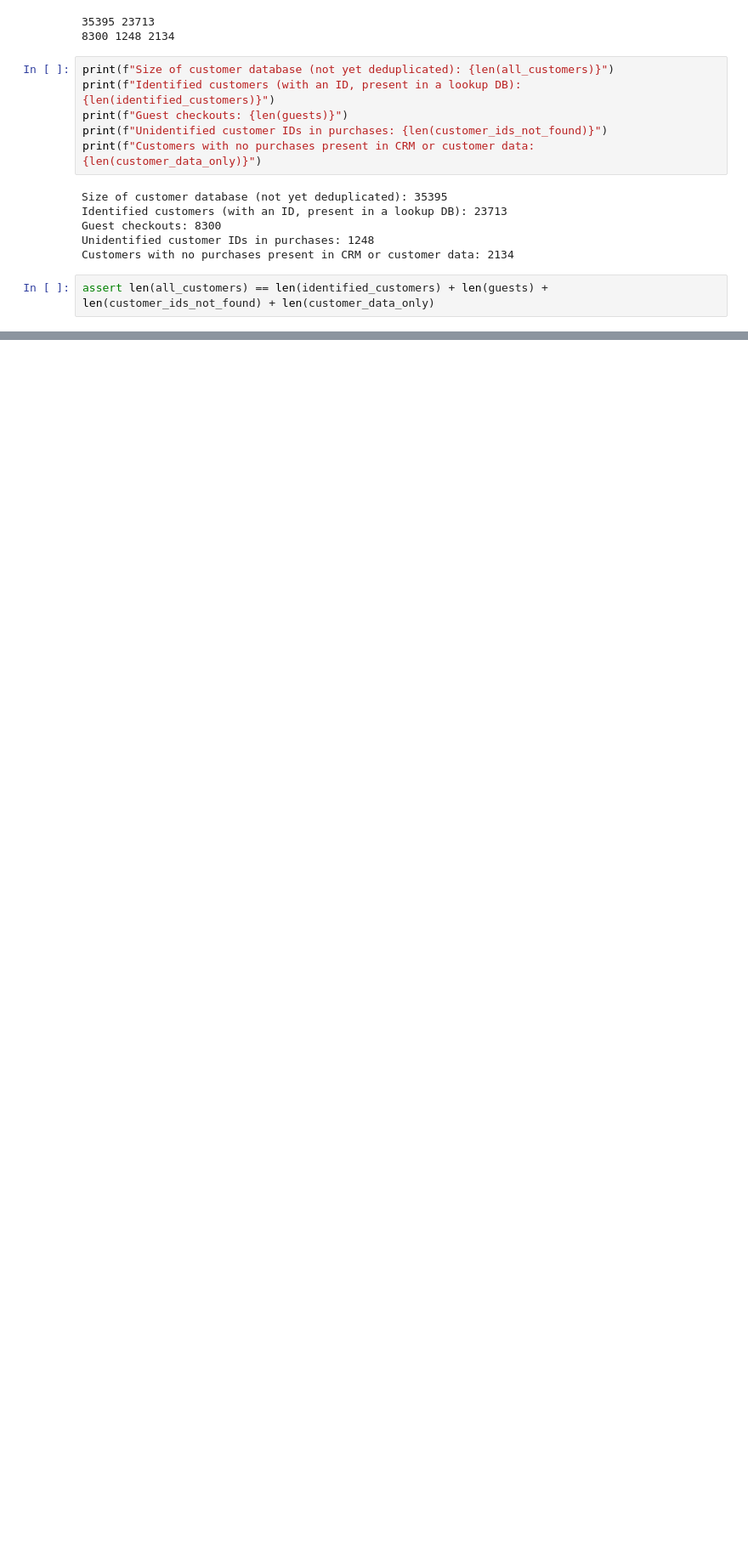
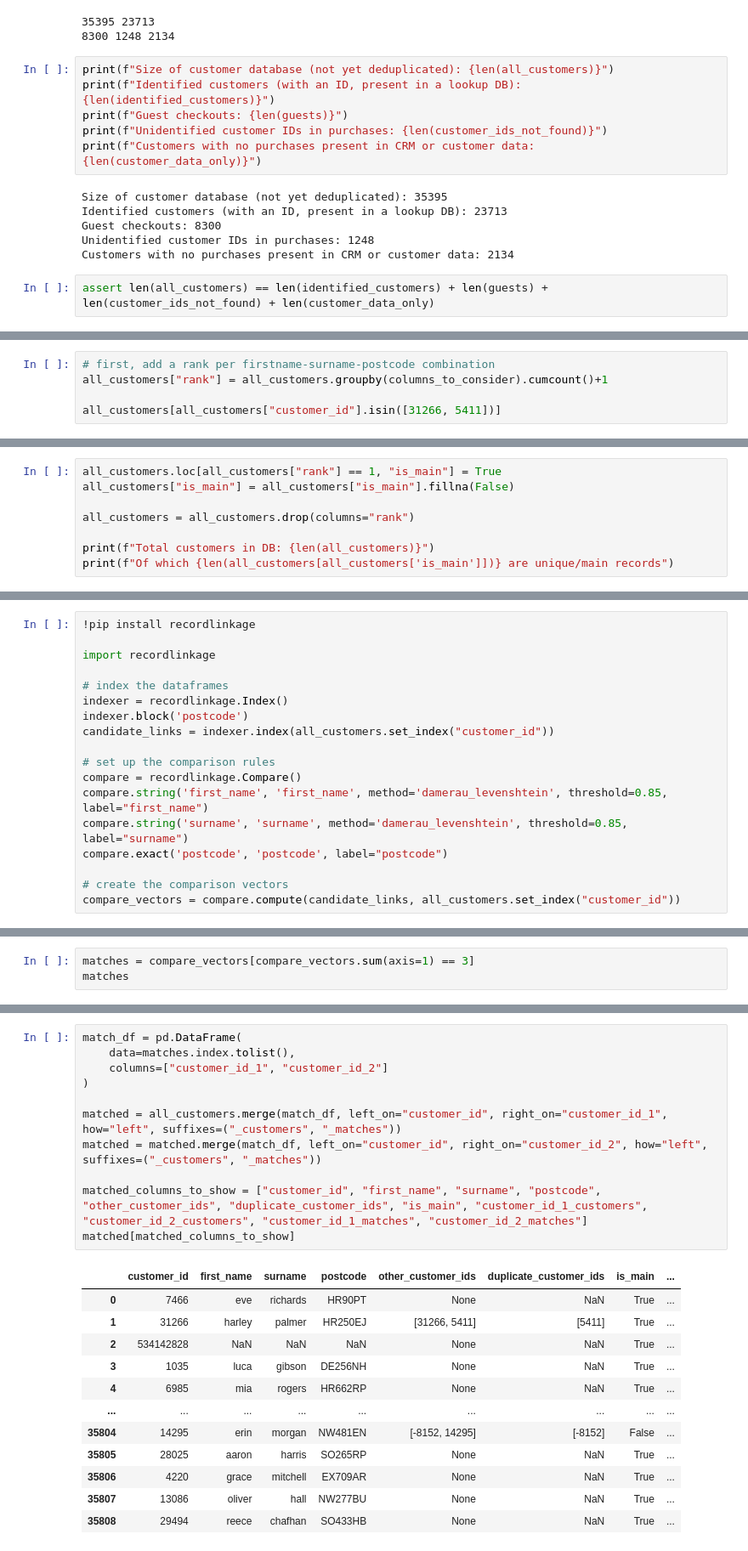
Before and after one commit to kbattish/Real-Life-Data-Analysis-Projects, a Jupyter notebook: customer-data-modeling/notebooks/customer_data_modeling.ipynb, the cells around one changed output, grey strips where cells are left out. Shown at 85% size. Saved outputs shown, nothing was run; the diff lists cells and outputs as text; blank space fills up the shorter version.

```diff
--- a/customer-data-modeling/notebooks/customer_data_modeling.ipynb
+++ b/customer-data-modeling/notebooks/customer_data_modeling.ipynb
@@ -639,0 +748,5 @@ assert len(all_customers) == len(identified_customers) + len(guests) + len(custo
+# %%
+# first, add a rank per firstname-surname-postcode combination
+all_customers["rank"] = all_customers.groupby(columns_to_consider).cumcount()+1
+
+all_customers[all_customers["customer_id"].isin([31266, 5411])]
@@ -639,0 +757,8 @@ assert len(all_customers) == len(identified_customers) + len(guests) + len(custo
+# %%
+all_customers.loc[all_customers["rank"] == 1, "is_main"] = True
+all_customers["is_main"] = all_customers["is_main"].fillna(False)
+
+all_customers = all_customers.drop(columns="rank")
+
+print(f"Total customers in DB: {len(all_customers)}")
+print(f"Of which {len(all_customers[all_customers['is_main']])} are unique/main records")
@@ -639,0 +770,18 @@ assert len(all_customers) == len(identified_customers) + len(guests) + len(custo
+# %%
+!pip install recordlinkage
+
+import recordlinkage
+
+# index the dataframes
+indexer = recordlinkage.Index()
+indexer.block('postcode')
+candidate_links = indexer.index(all_customers.set_index("customer_id"))
+
+# set up the comparison rules
+compare = recordlinkage.Compare()
+compare.string('first_name', 'first_name', method='damerau_levenshtein', threshold=0.85, label="first_name")
+compare.string('surname', 'surname', method='damerau_levenshtein', threshold=0.85, label="surname")
+compare.exact('postcode', 'postcode', label="postcode")
+
+# create the comparison vectors
+compare_vectors = compare.compute(candidate_links, all_customers.set_index("customer_id"))
@@ -639,0 +825,3 @@ assert len(all_customers) == len(identified_customers) + len(guests) + len(custo
+# %%
+matches = compare_vectors[compare_vectors.sum(axis=1) == 3]
+matches
@@ -639,0 +845,24 @@ assert len(all_customers) == len(identified_customers) + len(guests) + len(custo
+# %%
+match_df = pd.DataFrame(
+    data=matches.index.tolist(),
+    columns=["customer_id_1", "customer_id_2"]
+)
+
+matched = all_customers.merge(match_df, left_on="customer_id", right_on="customer_id_1", how="left", suffixes=("_customers", "_matches"))
+matched = matched.merge(match_df, left_on="customer_id", right_on="customer_id_2", how="left", suffixes=("_customers", "_matches"))
+
+matched_columns_to_show = ["customer_id", "first_name", "surname", "postcode", "other_customer_ids", "duplicate_customer_ids", "is_main", "customer_id_1_customers", "customer_id_2_customers", "customer_id_1_matches", "customer_id_2_matches"]
+matched[matched_columns_to_show]
+# %% [output]
+|  | customer_id | first_name | surname | postcode | other_customer_ids | duplicate_customer_ids | is_main | ... |
+| 0 | 7466 | eve | richards | HR90PT | None | NaN | True | ... |
+| 1 | 31266 | harley | palmer | HR250EJ | [31266, 5411] | [5411] | True | ... |
+| 2 | 534142828 | NaN | NaN | NaN | None | NaN | True | ... |
+| 3 | 1035 | luca | gibson | DE256NH | None | NaN | True | ... |
+| 4 | 6985 | mia | rogers | HR662RP | None | NaN | True | ... |
+| ... | ... | ... | ... | ... | ... | ... | ... | ... |
+| 35804 | 14295 | erin | morgan | NW481EN | [-8152, 14295] | [-8152] | False | ... |
+| 35805 | 28025 | aaron | harris | SO265RP | None | NaN | True | ... |
+| 35806 | 4220 | grace | mitchell | EX709AR | None | NaN | True | ... |
+| 35807 | 13086 | oliver | hall | NW277BU | None | NaN | True | ... |
+| 35808 | 29494 | reece | chafhan | SO433HB | None | NaN | True | ... |
```
Also changed, not shown: parts of 33 cells of this notebook, 1 other file.
